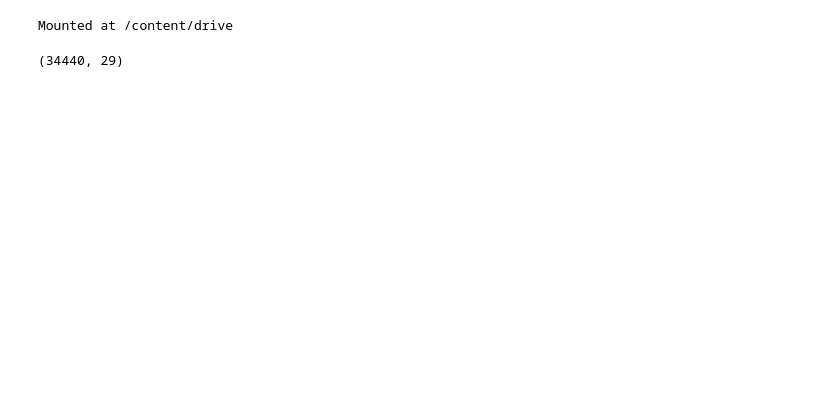
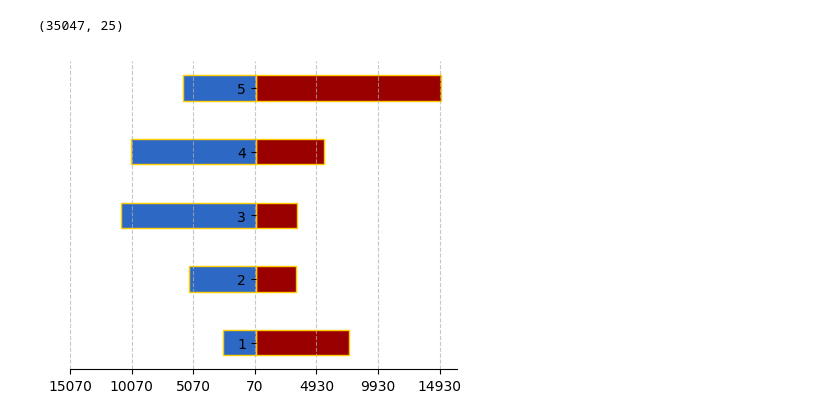
Before and after one commit to Huixian-Gong/Sentiment_Analysis_of_RateMyProfessor_Reviews, a Jupyter notebook: colab/Corpus_Stats.ipynb, the cells around one changed output. Saved outputs shown, nothing was run; the diff lists cells and outputs as text; code cells hidden in the pictures; blank space fills up the shorter version.

```diff
--- a/colab/Corpus_Stats.ipynb
+++ b/colab/Corpus_Stats.ipynb
@@ -1,8 +1,6 @@
 # %%
-from google.colab import drive
-drive.mount('/content/drive')
+# from google.colab import drive
+# drive.mount('/content/drive')
-# %% [output]
-Mounted at /content/drive
 # %%
 # !pip install textattack
 # %%
@@ -12,8 +10,47 @@ from sklearn.model_selection import train_test_split
 
 import matplotlib.pyplot as plt
 # %%
-data = pd.read_csv('drive/My Drive/preprocessed_comments.csv')
+data = pd.read_csv('/data/home/huixian/Documents/Sentiment_Analysis_of_RateMyProfessor_Reviews/streamline/complete_set.csv')
 # train, test = train_test_split(data, test_size=0.2, random_state=42)
 print(data.shape)
 # %% [output]
-(34440, 29)
+(35047, 25)
+# %%
+import matplotlib.pyplot as plt
+import numpy as np
+
+# Data
+y1_axis = [7610, 3242, 3377, 5536, 15070]
+y2_axis = [2689, 5398, 10921, 10141, 5898]
+x_axis = [1, 2, 3, 4, 5]
+
+# Create a bidirectional bar chart
+fig, ax = plt.subplots(figsize=(5, 4))
+
+# Plot y1_axis (left side bars)
+ax.barh(x_axis, y1_axis, color='#990000', edgecolor='#FFCC00', height=0.4, align='center', label='y1_axis (left)')
+
+# Plot y2_axis (right side bars)
+ax.barh(x_axis, [-val for val in y2_axis], color='#2D68C4', edgecolor='#FFCC00', height=0.4, align='center', label='y2_axis (right)')
+
+# Add labels, title, and legend
+# ax.set_xlabel('Frequency')
+# ax.set_title('Bidirectional Bar Chart')
+
+# Set y-axis in the center
+ax.spines['left'].set_position(('data', 0))
+ax.spines['left'].set_visible(False)
+ax.spines['right'].set_visible(False)
+ax.spines['top'].set_visible(False)
+ax.xaxis.set_ticks_position('bottom')
+
+# Add grid for clarity
+ax.grid(axis='x', linestyle='--', alpha=0.7)
+
+# Adjust x-ticks to show absolute values for the right-side bars
+ax.set_xticks(range(-max(max(y1_axis), max(y2_axis)), max(max(y1_axis), max(y2_axis)) + 1, 5000))
+ax.set_xticklabels([abs(val) for val in ax.get_xticks()])
+
+plt.show()
+# %% [output]
+[figure, added]
```
Also changed, not shown: parts of 5 cells of this notebook.
